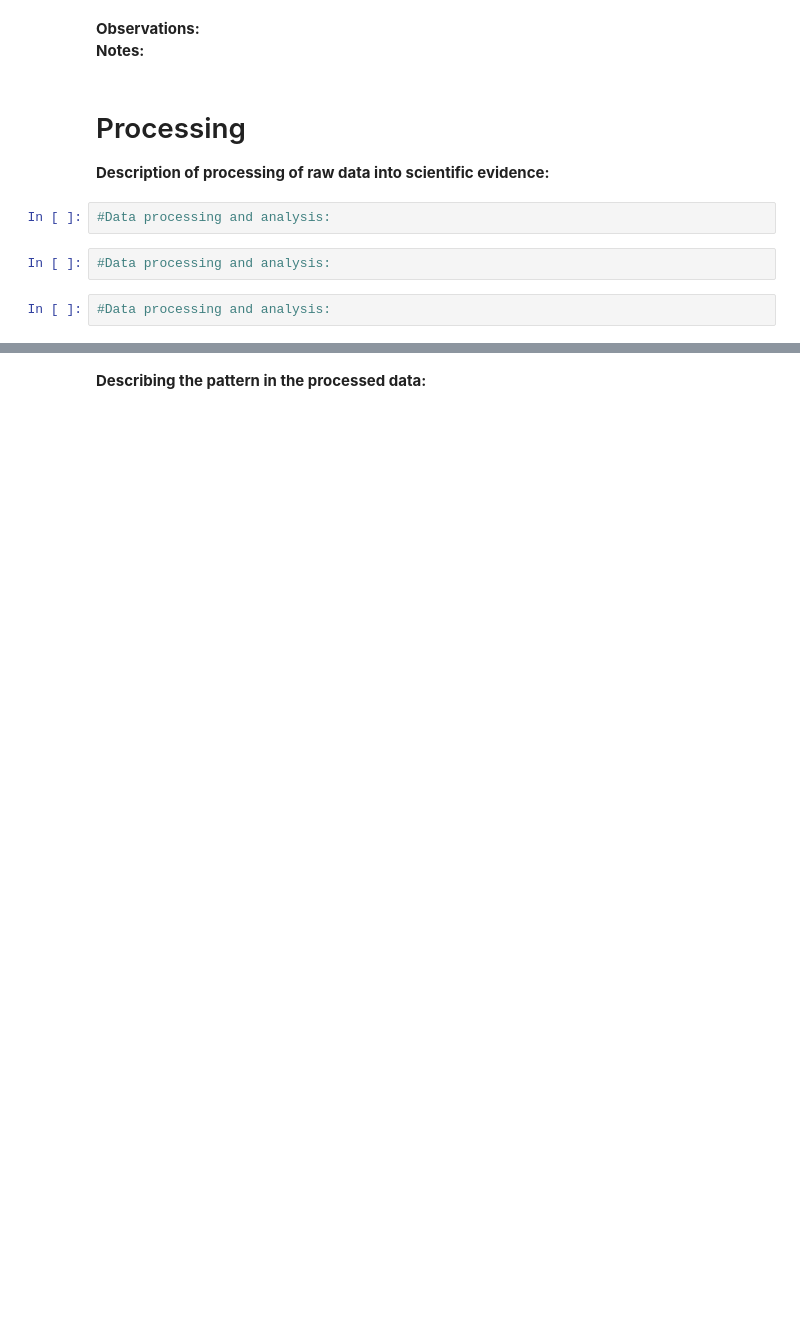
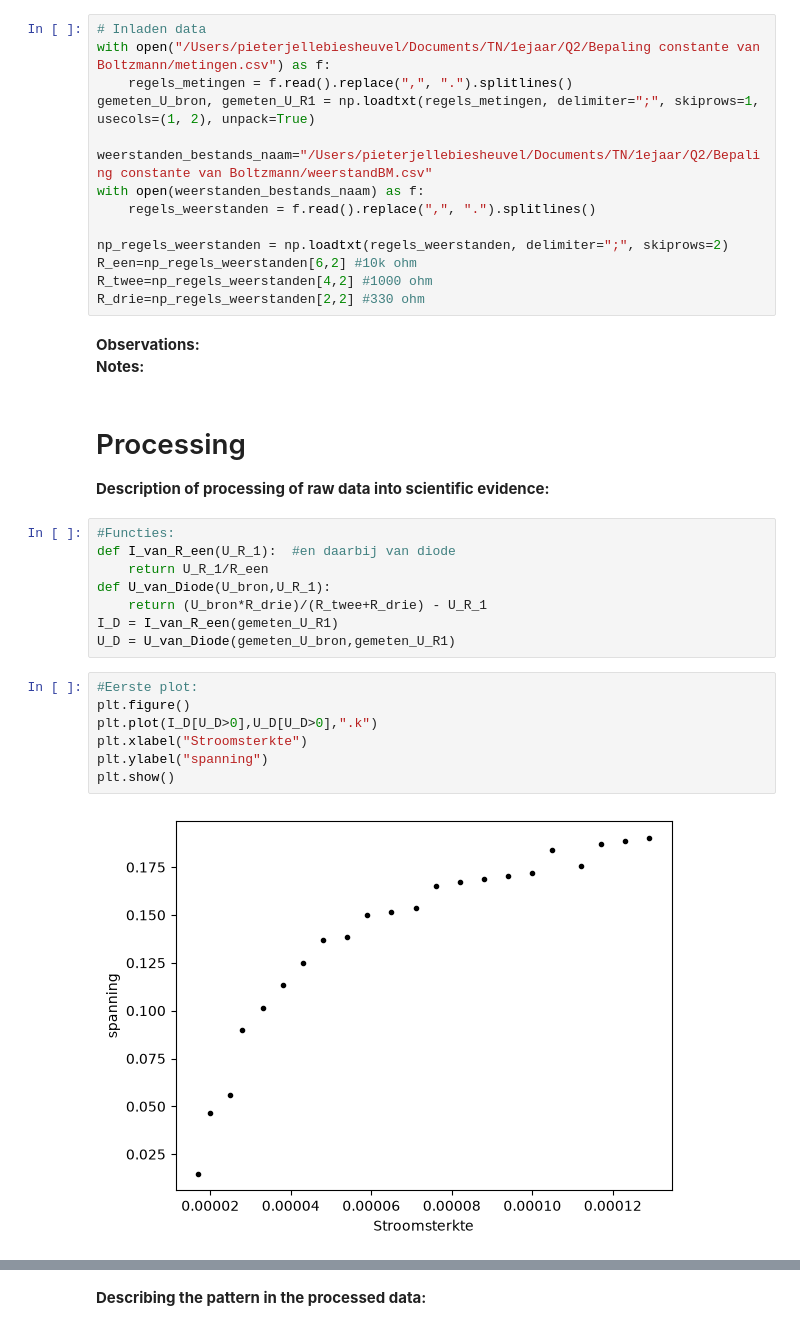
Before and after one commit to TUDPJB/TN-Q2-BM-PJ-Bregtje, a Jupyter notebook: content/tn13015_exp/BM_labjournaal.ipynb, the cells around one changed output, grey strips where cells are left out. Saved outputs shown, nothing was run; the diff lists cells and outputs as text; blank space fills up the shorter version.

Commit message:
Labjournaal: bepaling constante met fit functie

```diff
--- a/content/tn13015_exp/BM_labjournaal.ipynb
+++ b/content/tn13015_exp/BM_labjournaal.ipynb
@@ -39,12 +37,37 @@ from scipy.optimize import curve_fit
+# %%
+# Inladen data
+with open("/Users/pieterjellebiesheuvel/Documents/TN/1ejaar/Q2/Bepaling constante van Boltzmann/metingen.csv") as f:
+    regels_metingen = f.read().replace(",", ".").splitlines()
+gemeten_U_bron, gemeten_U_R1 = np.loadtxt(regels_metingen, delimiter=";", skiprows=1, usecols=(1, 2), unpack=True)
+
+weerstanden_bestands_naam="/Users/pieterjellebiesheuvel/Documents/TN/1ejaar/Q2/Bepaling constante van Boltzmann/weerstandBM.csv"
+with open(weerstanden_bestands_naam) as f:
+    regels_weerstanden = f.read().replace(",", ".").splitlines()
+
+np_regels_weerstanden = np.loadtxt(regels_weerstanden, delimiter=";", skiprows=2)
+R_een=np_regels_weerstanden[6,2] #10k ohm
+R_twee=np_regels_weerstanden[4,2] #1000 ohm
+R_drie=np_regels_weerstanden[2,2] #330 ohm
 # %% [markdown]
 **Observations:**
 **Notes:**
 # %% [markdown]
 # Processing
 **Description of processing of raw data into scientific evidence:**
-# %%
-#Data processing and analysis:
-# %%
-#Data processing and analysis:
-# %%
-#Data processing and analysis:
+# %%
+#Functies:
+def I_van_R_een(U_R_1):  #en daarbij van diode
+    return U_R_1/R_een
+def U_van_Diode(U_bron,U_R_1):
+    return (U_bron*R_drie)/(R_twee+R_drie) - U_R_1
+I_D = I_van_R_een(gemeten_U_R1)
+U_D = U_van_Diode(gemeten_U_bron,gemeten_U_R1)
+# %%
+#Eerste plot:
+plt.figure()
+plt.plot(I_D[U_D>0],U_D[U_D>0],".k")
+plt.xlabel("Stroomsterkte")
+plt.ylabel("spanning")
+plt.show()
+# %% [output]
+[figure, added]
```
Also changed, not shown: parts of 5 cells of this notebook.
